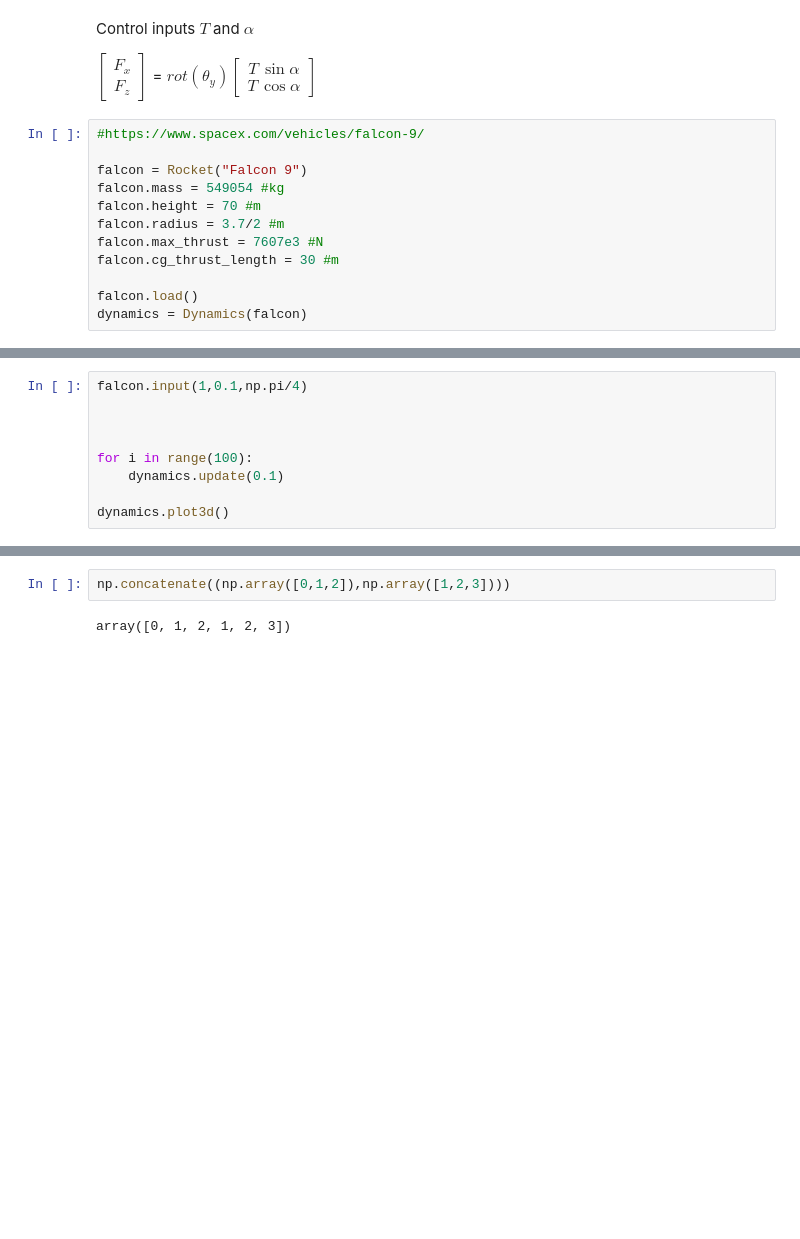
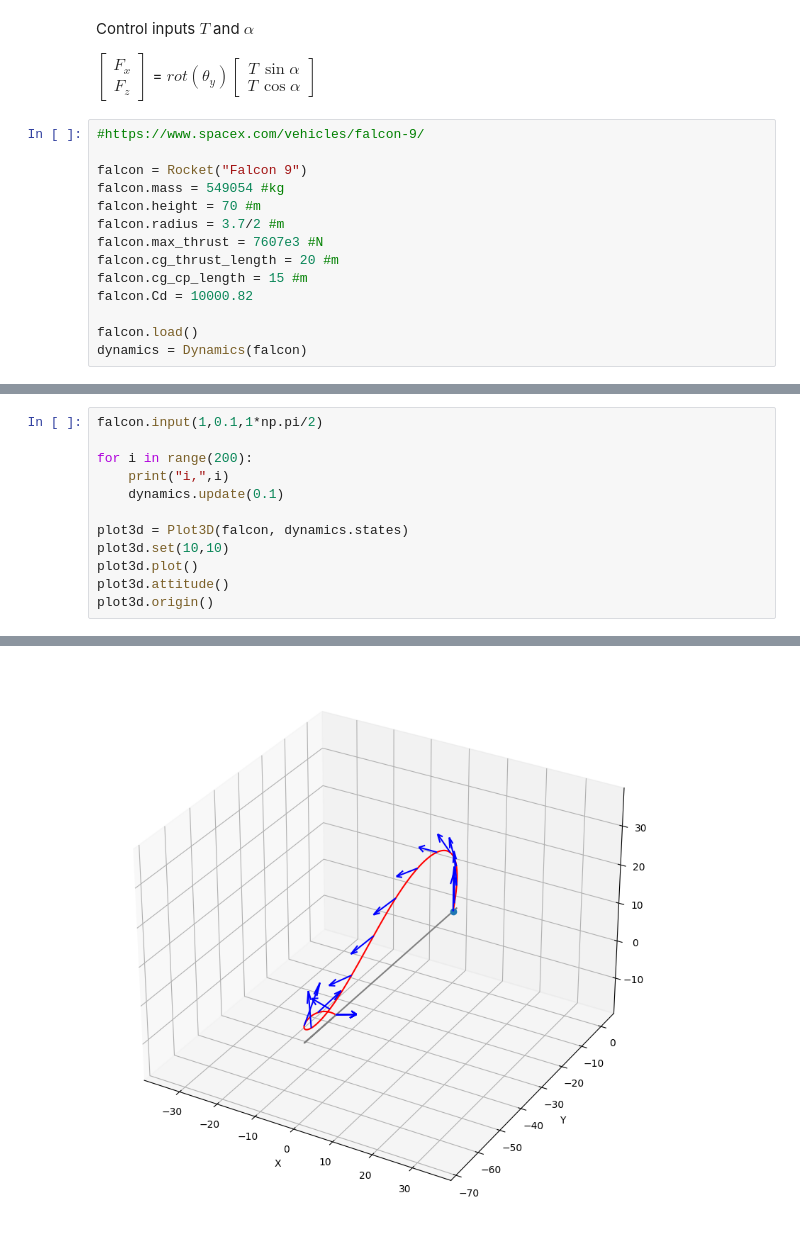
Before and after one commit to PatrissTV/rocketFramework, a Jupyter notebook: __main.ipynb, the cells around one changed output, grey strips where cells are left out. Saved outputs shown, nothing was run; the diff lists cells and outputs as text; blank space fills up the shorter version.

```diff
--- a/__main.ipynb
+++ b/__main.ipynb
@@ -28,7 +31,9 @@ falcon.mass = 549054 #kg
 falcon.height = 70 #m
 falcon.radius = 3.7/2 #m
 falcon.max_thrust = 7607e3 #N
-falcon.cg_thrust_length = 30 #m
+falcon.cg_thrust_length = 20 #m
+falcon.cg_cp_length = 15 #m
+falcon.Cd = 10000.82
 
 falcon.load()
 dynamics = Dynamics(falcon)
@@ -35,9 +51,13 @@ dynamics = Dynamics(falcon)
 # %%
-falcon.input(1,0.1,np.pi/4)
+falcon.input(1,0.1,1*np.pi/2)
 
-
-
-for i in range(100):
+for i in range(200):
+    print("i,",i)
     dynamics.update(0.1)
 
-dynamics.plot3d()
+plot3d = Plot3D(falcon, dynamics.states)
+plot3d.set(10,10)
+plot3d.plot()
+plot3d.attitude()
+plot3d.origin()
+# %% [output]
@@ -44,4 +81 @@ dynamics.plot3d()
+[figure, added]
-# %%
-np.concatenate((np.array([0,1,2]),np.array([1,2,3])))
-# %% [output]
-array([0, 1, 2, 1, 2, 3])
```
Also changed, not shown: parts of 6 cells of this notebook, 4 other files.
